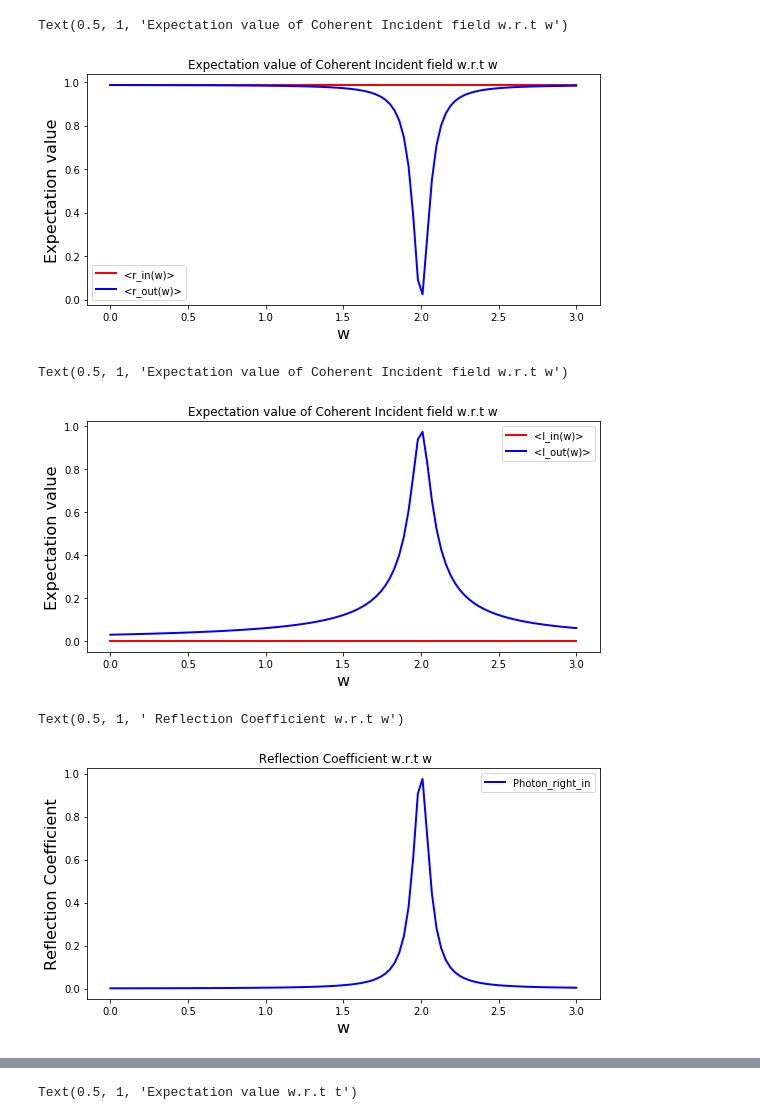
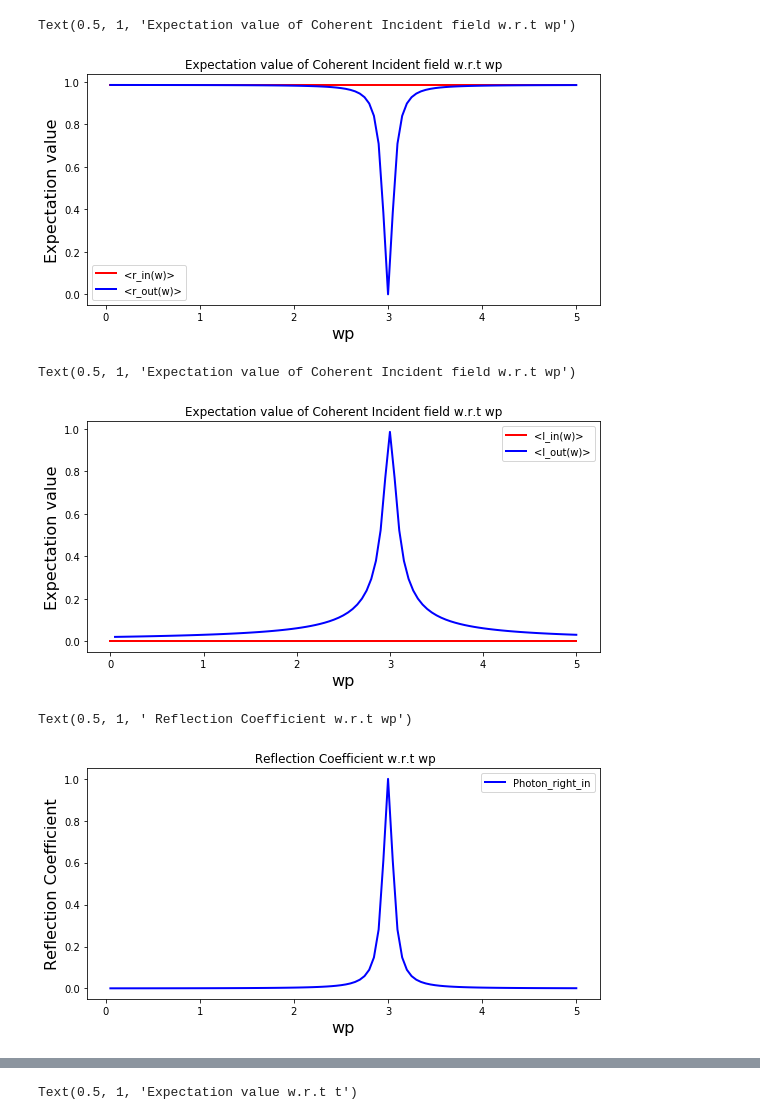
Before and after one commit to Aakashv6/Non-linear-Mirrors, a Jupyter notebook: Non-linear Mirror-Simulation-v1.ipynb, the cells around one changed output, grey strips where cells are left out. Saved outputs shown, nothing was run; the diff lists cells and outputs as text; code cells hidden in the pictures.

```diff
--- a/Non-linear Mirror-Simulation-v1.ipynb
+++ b/Non-linear Mirror-Simulation-v1.ipynb
@@ -91,7 +87,7 @@ def tdep(K, t):
 
     return r_int, r_outt, l_int, l_outt, xt
 # %%
-def integral(K,theta):
+def integral(w_ex, K, theta):
 
     w_vec = np.linspace(0,10,10) * 2 * np.pi
     dw = w_vec[1] - w_vec[0]
@@ -135,7 +131,9 @@ def integral(K,theta):
 # %%
 # Net Hamiltonian
 
-def Hamiltonian(w, K, theta):
+def Hamiltonian(wp, K, theta):
+
+    w_ex = we + (k ** 2)/m - wp  # Frequency (energy) of the exciton in the Rotating frame
 
     # Rotating frame normalization
     rho = ((w+wp)/c)/np.sqrt((w + wp)**2 - (c*k)**2) # Normalization factor
@@ -173,7 +171,7 @@ def Hamiltonian(w, K, theta):
     # Non-interacting exciton system
     H_tmd = w_ex * x.dag() * x
 
-    H_int, H_bath = integral(K,theta)
+    H_int, H_bath = integral(w_ex, K,theta)
 
     H = H_tmd + H_int + H_bath
 
@@ -228,7 +228,10 @@ Text(0.5, 1, 'Occupational probability wrt Coupling Strength')
 # Coherent Monochromatic Incident EM field
 psi = tensor(coherent(N=5, alpha=1.0), fock(5, 0), fock(5, 0))
 
-w_vec = np.linspace(0, 3.0, 101) * 2 * np.pi   # Frequency vector
+wp_vec = np.linspace(0, 5.0, 101) * 2 * np.pi   # Frequency vector
+
+# Incident field properties
+w = 0.0  * 2 * np.pi  # Frequency (energy) of the incident field
 
 K = 0.25                                       # Coupling strength
 theta = np.pi/2                                # Coupling phase
@@ -243,9 +246,9 @@ ro_expt = []
 li_expt = []
 lo_expt = []
 
-for w in w_vec:
+for wp in wp_vec:
 
-    ne, nr_in, nr_out, nl_in, nl_out, r_in, r_out, l_in, l_out, H = Hamiltonian(w, K, theta)
+    ne, nr_in, nr_out, nl_in, nl_out, r_in, r_out, l_in, l_out, H = Hamiltonian(wp, K, theta)
 
     e = expect(ne, psi)
     ne_expt.append(e)
@@ -303,31 +306,31 @@ Text(0.5, 1, 'Occupational Probability w.r.t w')
 # %%
 fig, axes = plt.subplots(1, 1, sharex=True, figsize=(8,4))
 
-axes.plot(w_vec/(2*np.pi), ri_expt, 'r', linewidth=2, label="<r_in(w)>")
-axes.plot(w_vec/(2*np.pi), ro_expt, 'b', linewidth=2, label="<r_out(w)>")
+axes.plot(wp_vec/(2*np.pi), ri_expt, 'r', linewidth=2, label="<r_in(w)>")
+axes.plot(wp_vec/(2*np.pi), ro_expt, 'b', linewidth=2, label="<r_out(w)>")
 axes.set_ylabel("Expectation value", fontsize=16)
-axes.set_xlabel("w", fontsize=16)
+axes.set_xlabel("wp", fontsize=16)
 axes.legend(loc=0)
 
 fig.tight_layout()
-axes.set_title("Expectation value of Coherent Incident field w.r.t w")
+axes.set_title("Expectation value of Coherent Incident field w.r.t wp")
 # %% [output]
-Text(0.5, 1, 'Expectation value of Coherent Incident field w.r.t w')
+Text(0.5, 1, 'Expectation value of Coherent Incident field w.r.t wp')
-[figure, old version]
+[figure, new version]
 # %%
 fig, axes = plt.subplots(1, 1, sharex=True, figsize=(8,4))
 
-axes.plot(w_vec/(2*np.pi), li_expt, 'r', linewidth=2, label="<l_in(w)>")
-axes.plot(w_vec/(2*np.pi), np.abs(lo_expt), 'b', linewidth=2, label="<l_out(w)>")
+axes.plot(wp_vec/(2*np.pi), li_expt, 'r', linewidth=2, label="<l_in(w)>")
+axes.plot(wp_vec/(2*np.pi), np.abs(lo_expt), 'b', linewidth=2, label="<l_out(w)>")
 axes.set_ylabel("Expectation value", fontsize=16)
-axes.set_xlabel("w", fontsize=16)
+axes.set_xlabel("wp", fontsize=16)
 axes.legend(loc=0)
 
 fig.tight_layout()
-axes.set_title("Expectation value of Coherent Incident field w.r.t w")
+axes.set_title("Expectation value of Coherent Incident field w.r.t wp")
 # %% [output]
-Text(0.5, 1, 'Expectation value of Coherent Incident field w.r.t w')
+Text(0.5, 1, 'Expectation value of Coherent Incident field w.r.t wp')
-[figure, old version]
+[figure, new version]
 # %%
 # Reflection Coefficient
 # RC = gamma * G(w,k)  (k=0 here)
@@ -337,16 +340,16 @@ rc = (np.array(ri_expt) - np.array(ro_expt))/(np.array(ri_expt) + np.array(li_ex
 # %%
 fig, axes = plt.subplots(1, 1, sharex=True, figsize=(8,4))
 
-axes.plot(w_vec/(2*np.pi), rc, 'b', linewidth=2, label="Photon_right_in")
+axes.plot(wp_vec/(2*np.pi), rc, 'b', linewidth=2, label="Photon_right_in")
 axes.set_ylabel("Reflection Coefficient", fontsize=16)
-axes.set_xlabel("w", fontsize=16)
+axes.set_xlabel("wp", fontsize=16)
 axes.legend(loc=0)
 
 fig.tight_layout()
-axes.set_title(" Reflection Coefficient w.r.t w")
+axes.set_title(" Reflection Coefficient w.r.t wp")
 # %% [output]
-Text(0.5, 1, ' Reflection Coefficient w.r.t w')
+Text(0.5, 1, ' Reflection Coefficient w.r.t wp')
-[figure, old version]
+[figure, new version]
 # %%
 # Coherent Monochromatic Incident EM field
 psi0 = tensor(coherent(N=5, alpha=1.0), fock(5, 0), fock(5, 0))
```
Also changed, not shown: parts of 17 cells of this notebook.
